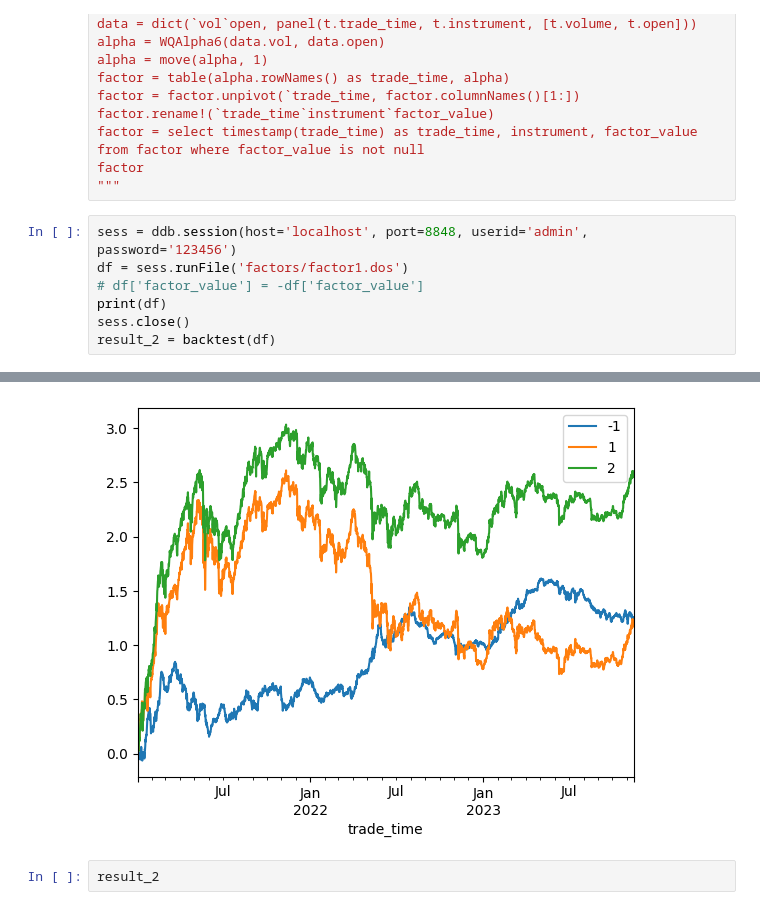
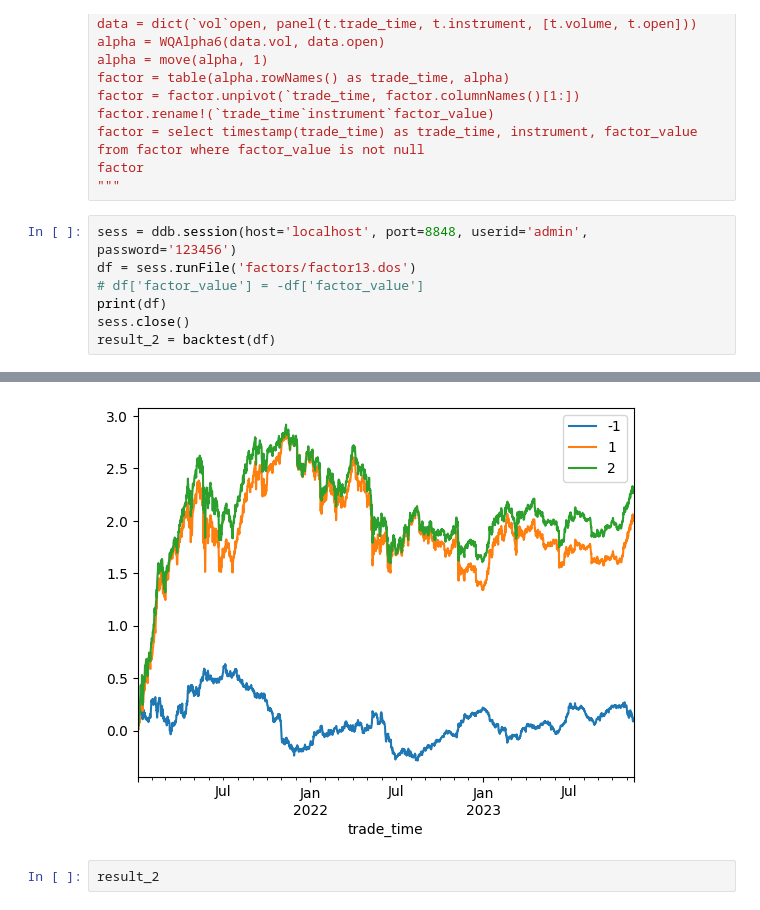
Before and after one commit to zhengow/factor, a Jupyter notebook: backtest.ipynb, the cells around one changed output, grey strips where cells are left out. Cells and saved outputs as stored; diff of their text form.

```diff
--- a/backtest.ipynb
+++ b/backtest.ipynb
@@ -39,7 +39,7 @@ factor
 """
 # %%
 sess = ddb.session(host='localhost', port=8848, userid='admin', password='123456')
-df = sess.runFile('factors/factor1.dos')
+df = sess.runFile('factors/factor13.dos')
 # df['factor_value'] = -df['factor_value']
 print(df)
 sess.close()
@@ -62,4 +62,4 @@ result_2 = backtest(df)
-[figure, old version]
+[figure, new version]
 # %%
 result_2
 # %% [output]
```
Also changed, not shown: parts of 1 cell of this notebook, 2 other files.
